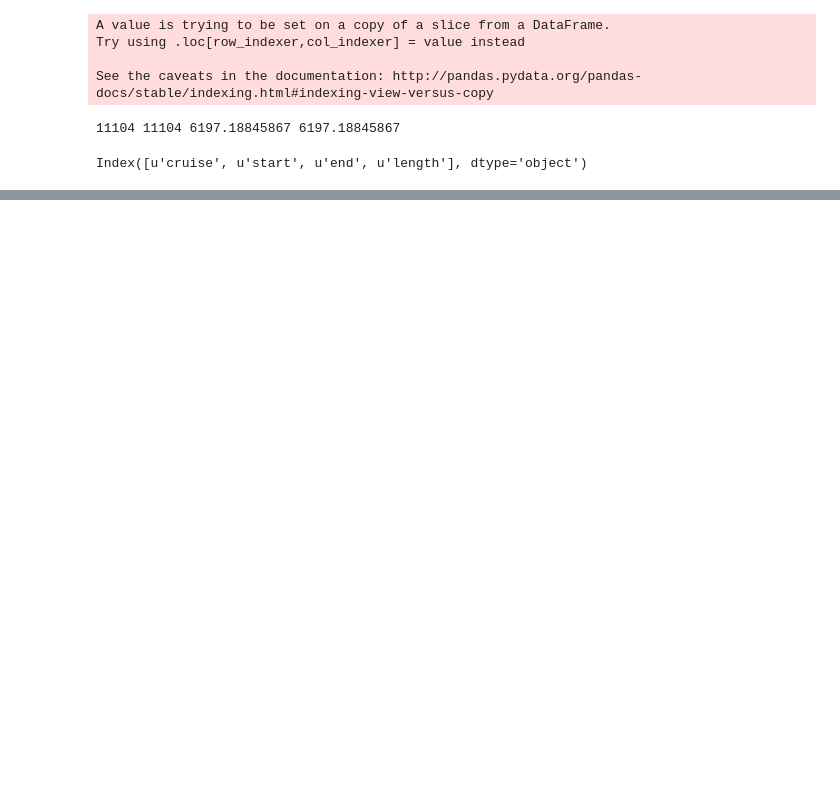
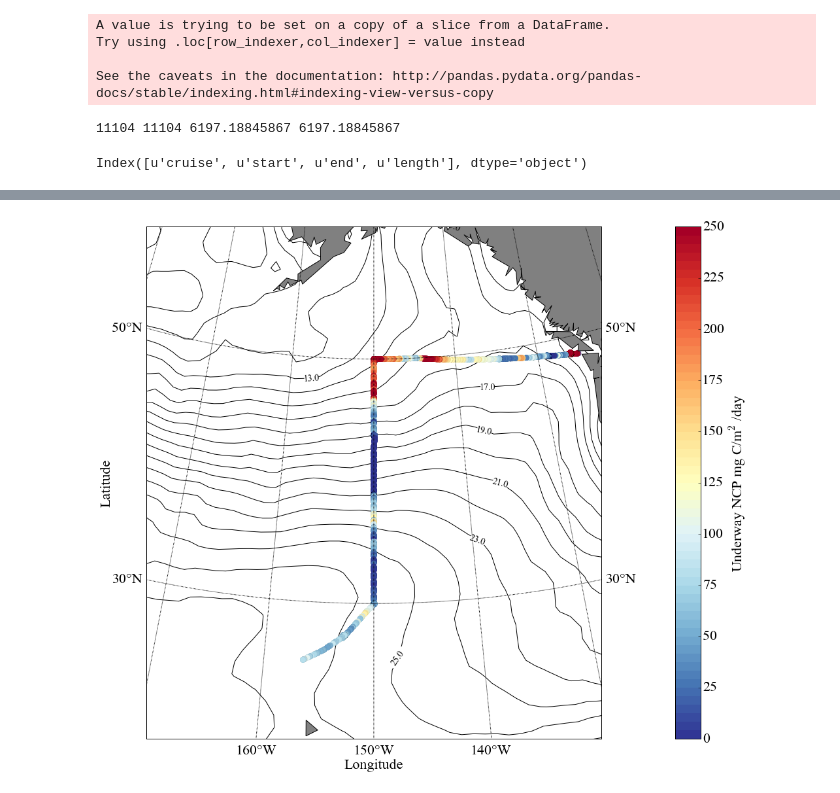
Before and after one commit to sophieclayton/KM1304_lengthscales, a Jupyter notebook: analysis/KM1304_prelim_figures.ipynb, the cells around one changed output, grey strips where cells are left out. Cells and saved outputs as stored; diff of their text form; code cells hidden in the pictures; blank space fills up the shorter version.

```diff
--- a/analysis/KM1304_prelim_figures.ipynb
+++ b/analysis/KM1304_prelim_figures.ipynb
@@ -127,7 +127,7 @@ Try using .loc[row_indexer,col_indexer] = value instead
 See the caveats in the documentation: http://pandas.pydata.org/pandas-docs/stable/indexing.html#indexing-view-versus-copy
 # %%
 # import O2/Ar data
-filePath = r'/Users/sclayton/Google Drive/work/productivity_diversity/KM1314_O2Ar.csv'
+filePath = r'/Users/archie/Google Drive/work/productivity_diversity/KM1314_O2Ar.csv'
 prod = pd.read_csv(filePath)
 prod['cruise'] = 'KiloMoana_1'
 prod.rename(columns={'Lat': 'lat', 'Lon': 'lon'}, inplace=True)
@@ -235,3 +235,61 @@ fig1.savefig('/Users/sclayton/Documents/KM1304_lengthscales/figures/UnderwayNCP_
+# %%
+# plot up figure 1
+
+from matplotlib import rcParams
+rcParams.update({'figure.autolayout': True})
+rcParams.update({'font.family': 'serif'})
+rcParams.update({'font.serif': 'Times New Roman'})
+
+fig1 = plt.figure(1, figsize=(20,12), dpi = 600)
+palette = plt.get_cmap('RdYlBu_r', 30)
+m = Basemap(width=4000000,height=4500000,projection='lcc',
+            resolution='c',lat_1=15.,lat_2=50,lat_0=40,lon_0=-150.)
+m.drawcoastlines()
+m.drawmapboundary(fill_color='white')
+m.fillcontinents(color='grey',lake_color='white')
+
+palette = plt.get_cmap('RdYlBu_r', 60)
+palette_g = plt.get_cmap('gray', 22)
+
+plt.contourf(x, y, SST, cmap = palette, shading='flat')
+m.drawparallels(np.arange(10,90,20),labels=[1,1,0,1], fontsize=22)
+m.drawmeridians(np.arange(-180,180,10),labels=[0,0,0,1], fontsize=22)
+
+xm, ym = m(x,y)
+#m.plot(xm,ym,'.r')
+
+levels= range(8,31,1)
+
+#cax1 = m.contourf(xm, ym, SST, shading='flat', levels= range(8,31,1), cmap = palette_g)
+cax1 = m.contour(xm, ym, SST, levels, shading='flat', colors='k', zorder = 1)
+
+plt.clabel(cax1, levels[1::2],  # label every second level
+           inline=1,
+           fmt='%1.1f',
+           fontsize=14, zorder = 2)
+
+
+xx, yy = m(prod['lon'].values, prod['lat'].values)
+cax2 = m.scatter(xx, yy, s=75, c=(prod['Airseaflux'].values*(12/1.4)), alpha=1,lw=0.01, vmin = 0, vmax = 250, cmap = palette)
+
+plt.tick_params(axis='both', which='major', labelsize=22)
+plt.tick_params(axis='both', which='minor', labelsize=22)
+plt.xlabel('Longitude', fontsize = 22, labelpad = 30)
+plt.ylabel('Latitude', fontsize = 22, labelpad = 50)
+
+# cb1 = plt.colorbar(cax1, pad = 0.0)
+# cb1.ax.tick_params(labelsize=16)
+# cb1.set_label('Sea surface Temperature ($^o$C)', fontsize = 16)
+
+cb2 = plt.colorbar(cax2, pad = 0.08)
+cb2.ax.tick_params(labelsize=22)
+cb2.set_label('Underway NCP mg C/m$^2$/day', fontsize = 22)
+
+plt.show()
+
+fig1.savefig('../figures/UnderwayNCP_SST_poster.png', bbox_inches='tight', dpi=600)
+# %% [output]
+[figure, added]
 # %%
 # load chlorophyll data
 
```
Also changed, not shown: parts of 5 cells of this notebook, 2 other files.
